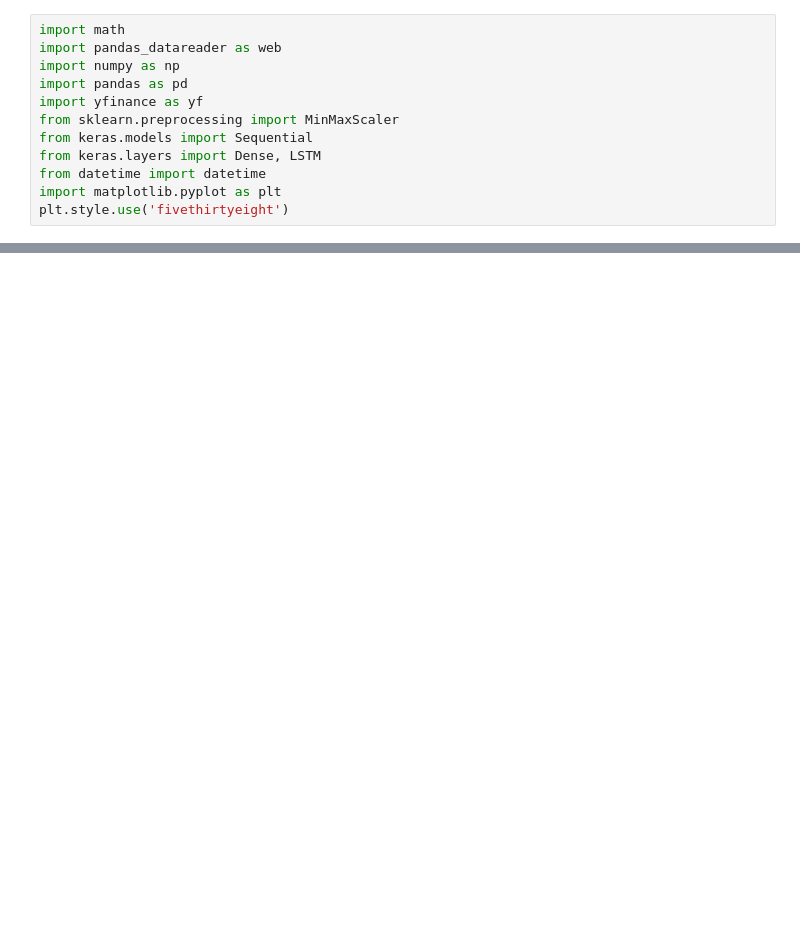
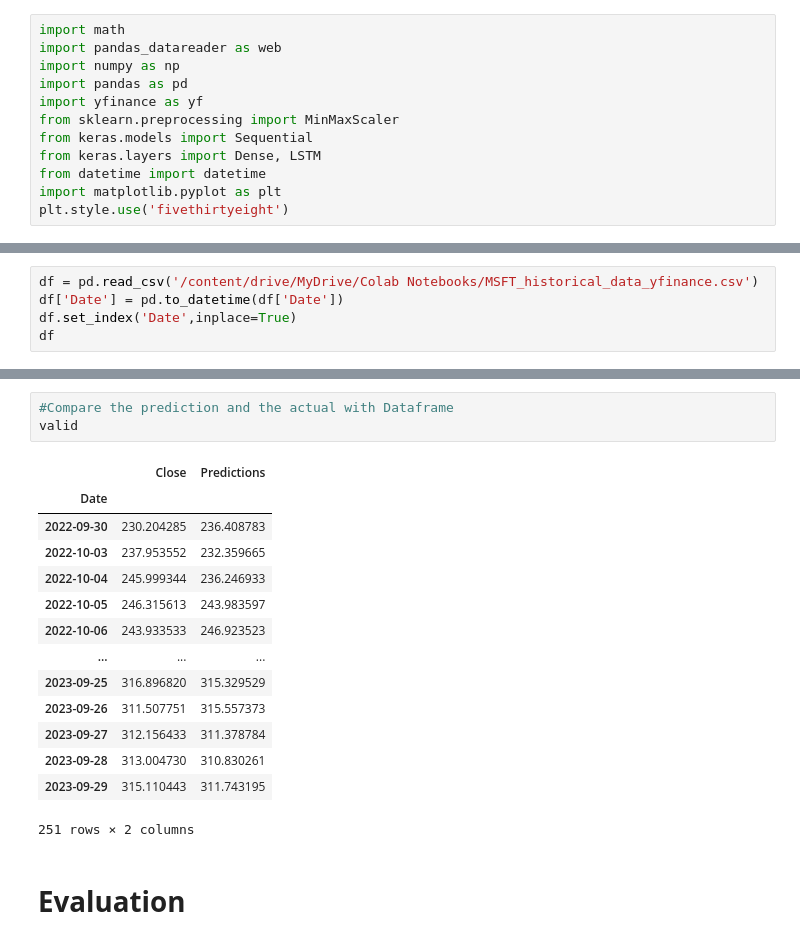
Before and after one commit to kh4n9373/STOCK-PRICE-PREDICTION, a Jupyter notebook: Machine Learning/LSTM.ipynb, the cells around one changed output, grey strips where cells are left out. Saved outputs shown, nothing was run; the diff lists cells and outputs as text; blank space fills up the shorter version.

```diff
--- a/Machine Learning/LSTM.ipynb
+++ b/Machine Learning/LSTM.ipynb
@@ -205,0 +15,5 @@ See the caveats in the documentation: https://pandas.pydata.org/pandas-docs/stab
+# %%
+df = pd.read_csv('/content/drive/MyDrive/Colab Notebooks/MSFT_historical_data_yfinance.csv')
+df['Date'] = pd.to_datetime(df['Date'])
+df.set_index('Date',inplace=True)
+df
@@ -206,3 +192,23 @@ See the caveats in the documentation: https://pandas.pydata.org/pandas-docs/stab
+# %%
+#Compare the prediction and the actual with Dataframe
+valid
+# %% [output]
+|  | Close | Predictions |
+| Date |  |  |
+| 2022-09-30 | 230.204285 | 236.408783 |
+| 2022-10-03 | 237.953552 | 232.359665 |
+| 2022-10-04 | 245.999344 | 236.246933 |
+| 2022-10-05 | 246.315613 | 243.983597 |
+| 2022-10-06 | 243.933533 | 246.923523 |
+| ... | ... | ... |
+| 2023-09-25 | 316.896820 | 315.329529 |
+| 2023-09-26 | 311.507751 | 315.557373 |
+| 2023-09-27 | 312.156433 | 311.378784 |
+| 2023-09-28 | 313.004730 | 310.830261 |
+| 2023-09-29 | 315.110443 | 311.743195 |
+251 rows × 2 columns
+# %% [markdown]
+# **Evaluation**
 # %%
 from sklearn.metrics import r2_score, mean_absolute_percentage_error, mean_absolute_error, mean_squared_error
 
```
Also changed, not shown: parts of 42 cells of this notebook.
